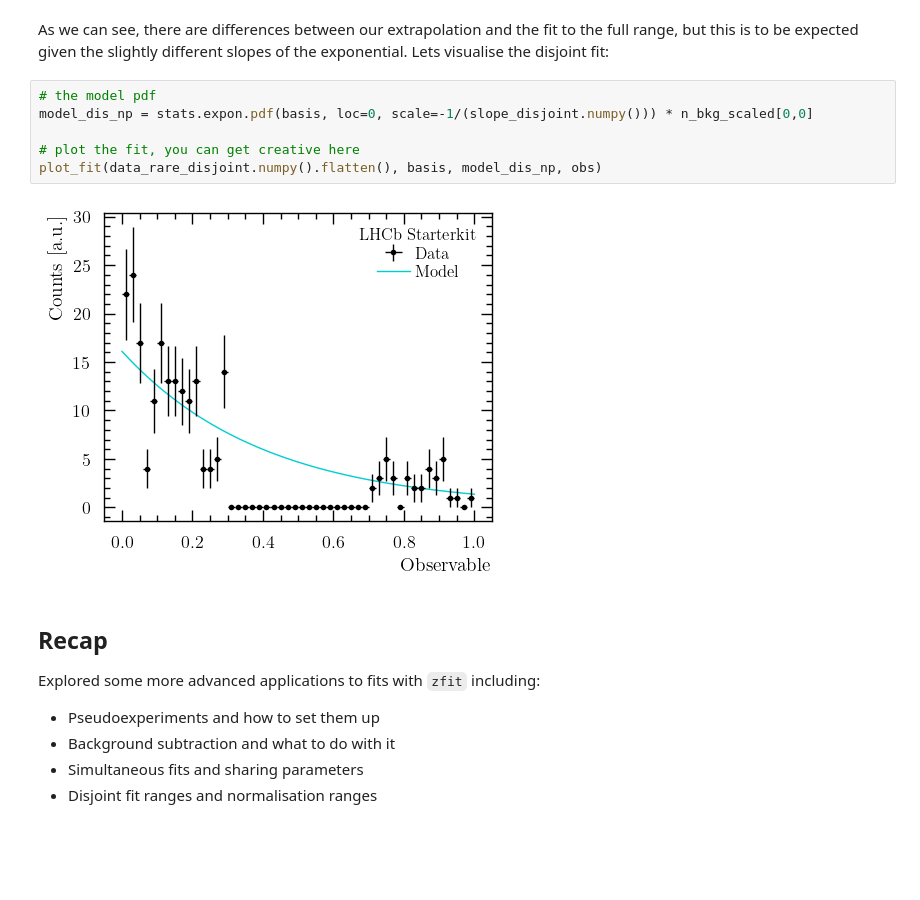
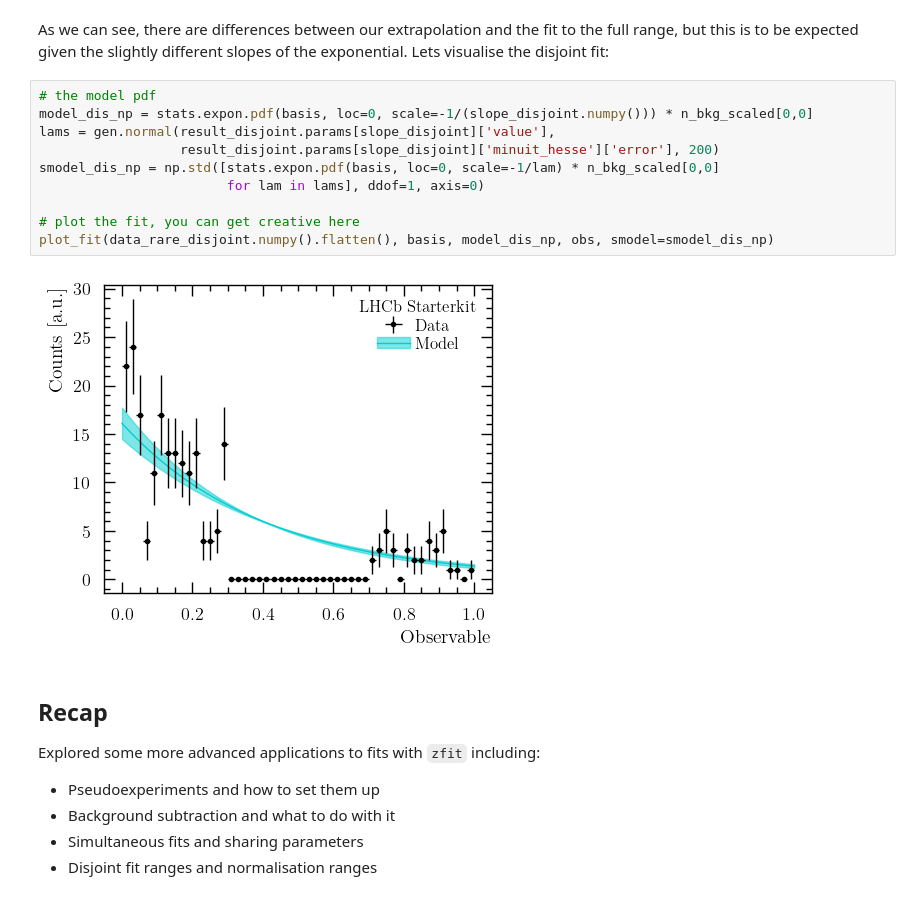
Before and after one commit to schmitse/lhcb-starterkit-2022, a Jupyter notebook: zfitAdvanced.ipynb, the cells around one changed output. Saved outputs shown, nothing was run; the diff lists cells and outputs as text; blank space fills up the shorter version.

Commit message:
add uncertainty band to disjoint fit plot

```diff
--- a/zfitAdvanced.ipynb
+++ b/zfitAdvanced.ipynb
@@ -474,11 +474,15 @@ As we can see, there are differences between our extrapolation and the fit to th
 # %%
 # the model pdf
 model_dis_np = stats.expon.pdf(basis, loc=0, scale=-1/(slope_disjoint.numpy())) * n_bkg_scaled[0,0]
+lams = gen.normal(result_disjoint.params[slope_disjoint]['value'],
+                  result_disjoint.params[slope_disjoint]['minuit_hesse']['error'], 200)
+smodel_dis_np = np.std([stats.expon.pdf(basis, loc=0, scale=-1/lam) * n_bkg_scaled[0,0]
+                        for lam in lams], ddof=1, axis=0)
 
 # plot the fit, you can get creative here
-plot_fit(data_rare_disjoint.numpy().flatten(), basis, model_dis_np, obs)
+plot_fit(data_rare_disjoint.numpy().flatten(), basis, model_dis_np, obs, smodel=smodel_dis_np)
 # %% [output]
-[figure, old version]
+[figure, new version]
 # %% [markdown]
 ## Recap
 
```
